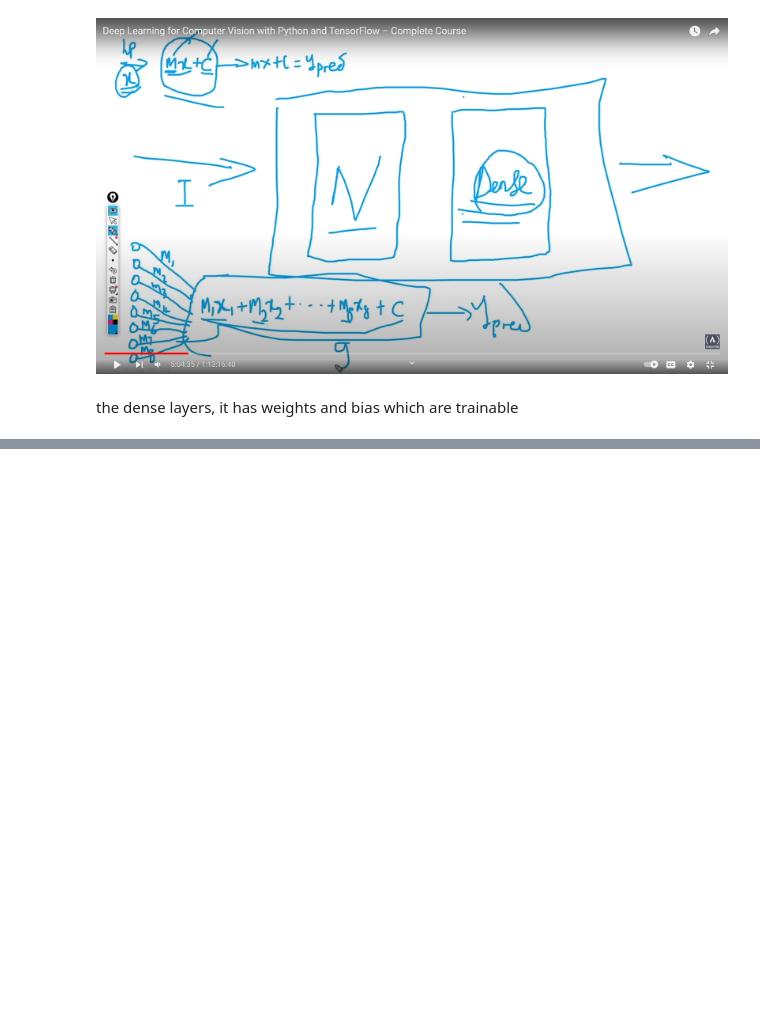
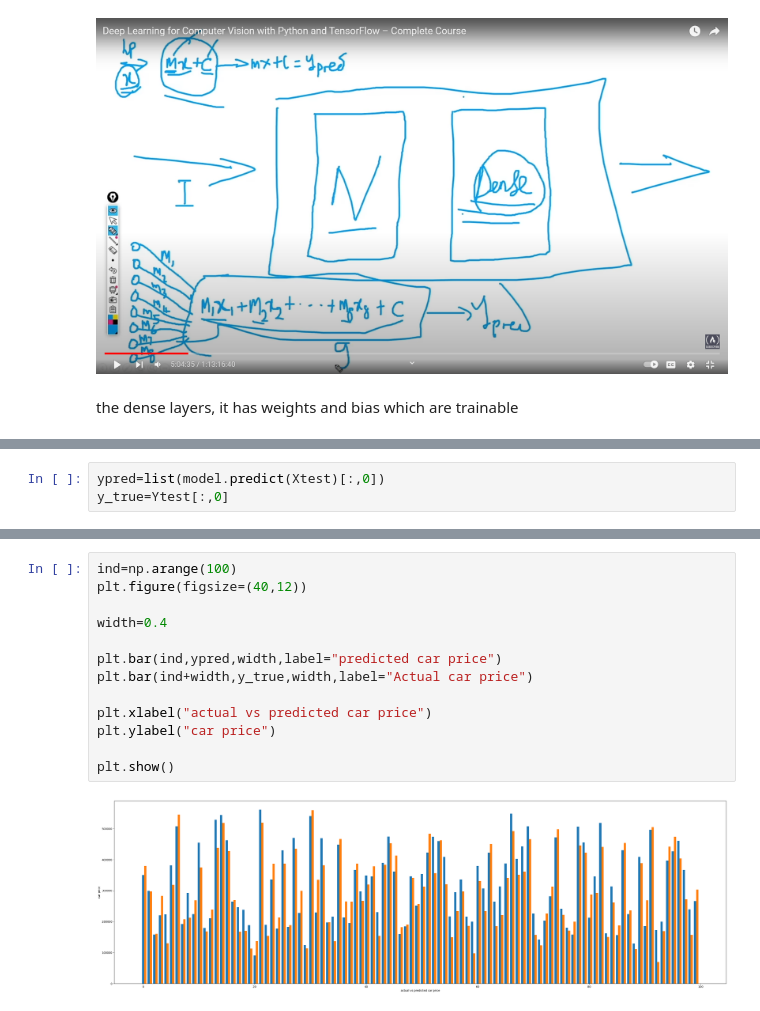
Before and after one commit to Vivek084c/Computer_Vision, a Jupyter notebook: 2)Project_Car_Price_prediction_using_DL/main.ipynb, the cells around one changed output, grey strips where cells are left out. Drawn from its saved outputs; the diff is of its cells as text; blank space fills up the shorter version.

```diff
--- a/2)Project_Car_Price_prediction_using_DL/main.ipynb
+++ b/2)Project_Car_Price_prediction_using_DL/main.ipynb
@@ -187,0 +302,3 @@ tf.keras.utils.plot_model(model,to_file="model.png",show_shapes=True)
+# %%
+ypred=list(model.predict(Xtest)[:,0])
+y_true=Ytest[:,0]
@@ -187,0 +307,15 @@ tf.keras.utils.plot_model(model,to_file="model.png",show_shapes=True)
+# %%
+ind=np.arange(100)
+plt.figure(figsize=(40,12))
+
+width=0.4
+
+plt.bar(ind,ypred,width,label="predicted car price")
+plt.bar(ind+width,y_true,width,label="Actual car price")
+
+plt.xlabel("actual vs predicted car price")
+plt.ylabel("car price")
+
+plt.show()
+# %% [output]
+[figure, added]
```
Also changed, not shown: parts of 24 cells of this notebook.
